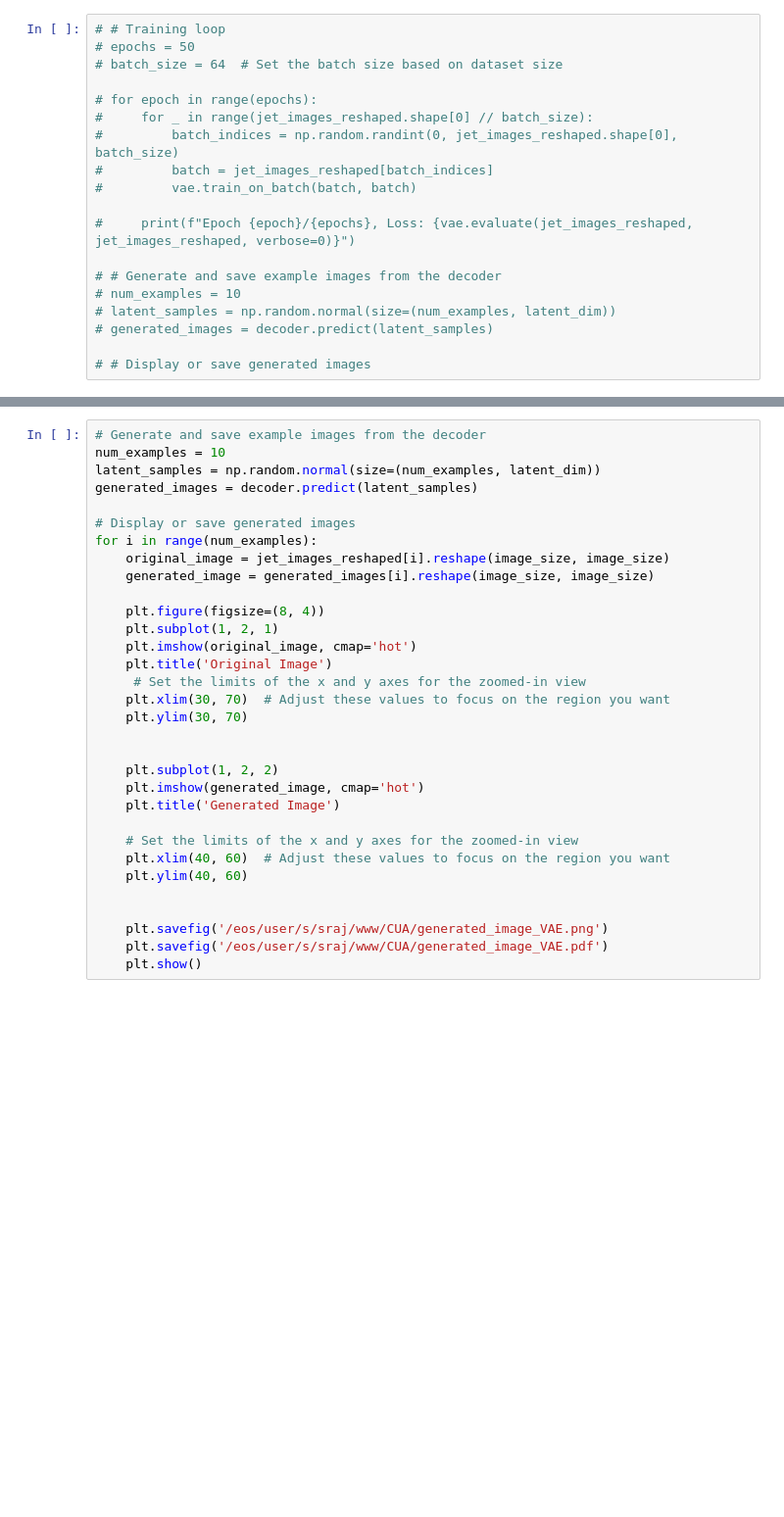
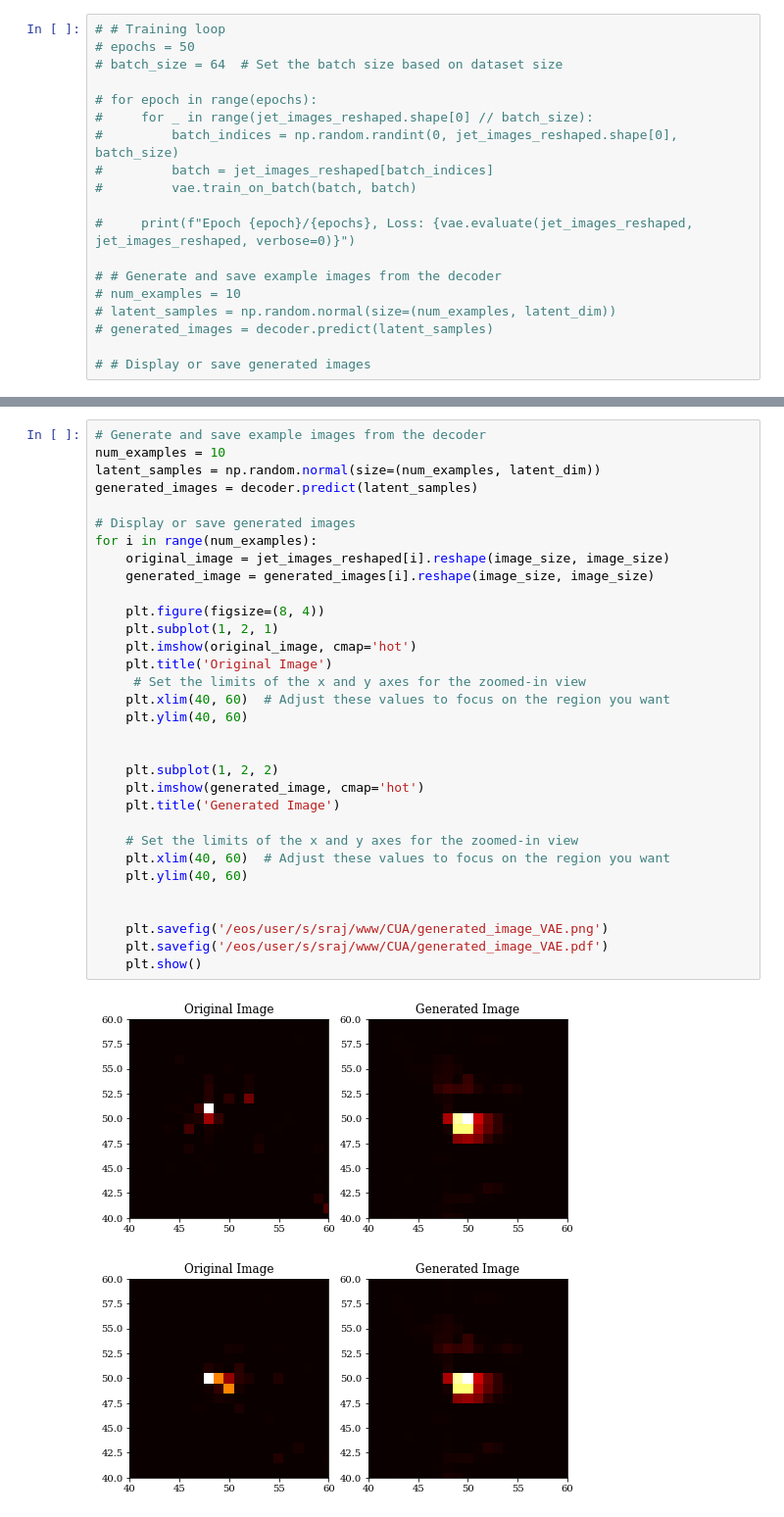
Before and after one commit to raj2022/SSI_Projects, a Jupyter notebook: project_SSI/Auto Encoder(AE)-VAE.ipynb, the cells around one changed output, grey strips where cells are left out. Shown at 98% size. Drawn from its saved outputs; the diff is of its cells as text; blank space fills up the shorter version.

```diff
--- a/project_SSI/Auto Encoder(AE)-VAE.ipynb
+++ b/project_SSI/Auto Encoder(AE)-VAE.ipynb
@@ -408,32 +410,35 @@ plt.show()
 # %%
 # Generate and save example images from the decoder
 num_examples = 10
 latent_samples = np.random.normal(size=(num_examples, latent_dim))
 generated_images = decoder.predict(latent_samples)
 
 # Display or save generated images
 for i in range(num_examples):
     original_image = jet_images_reshaped[i].reshape(image_size, image_size)
     generated_image = generated_images[i].reshape(image_size, image_size)
 
     plt.figure(figsize=(8, 4))
     plt.subplot(1, 2, 1)
     plt.imshow(original_image, cmap='hot')
     plt.title('Original Image')
      # Set the limits of the x and y axes for the zoomed-in view
-    plt.xlim(30, 70)  # Adjust these values to focus on the region you want
-    plt.ylim(30, 70)
+    plt.xlim(40, 60)  # Adjust these values to focus on the region you want
+    plt.ylim(40, 60)
 
 
     plt.subplot(1, 2, 2)
     plt.imshow(generated_image, cmap='hot')
     plt.title('Generated Image')
 
     # Set the limits of the x and y axes for the zoomed-in view
     plt.xlim(40, 60)  # Adjust these values to focus on the region you want
     plt.ylim(40, 60)
 
 
     plt.savefig('/eos/user/s/sraj/www/CUA/generated_image_VAE.png')
     plt.savefig('/eos/user/s/sraj/www/CUA/generated_image_VAE.pdf')
     plt.show()
+# %% [output]
+[figure, added]
+[figure, added]
```
Also changed, not shown: parts of 4 cells of this notebook.
